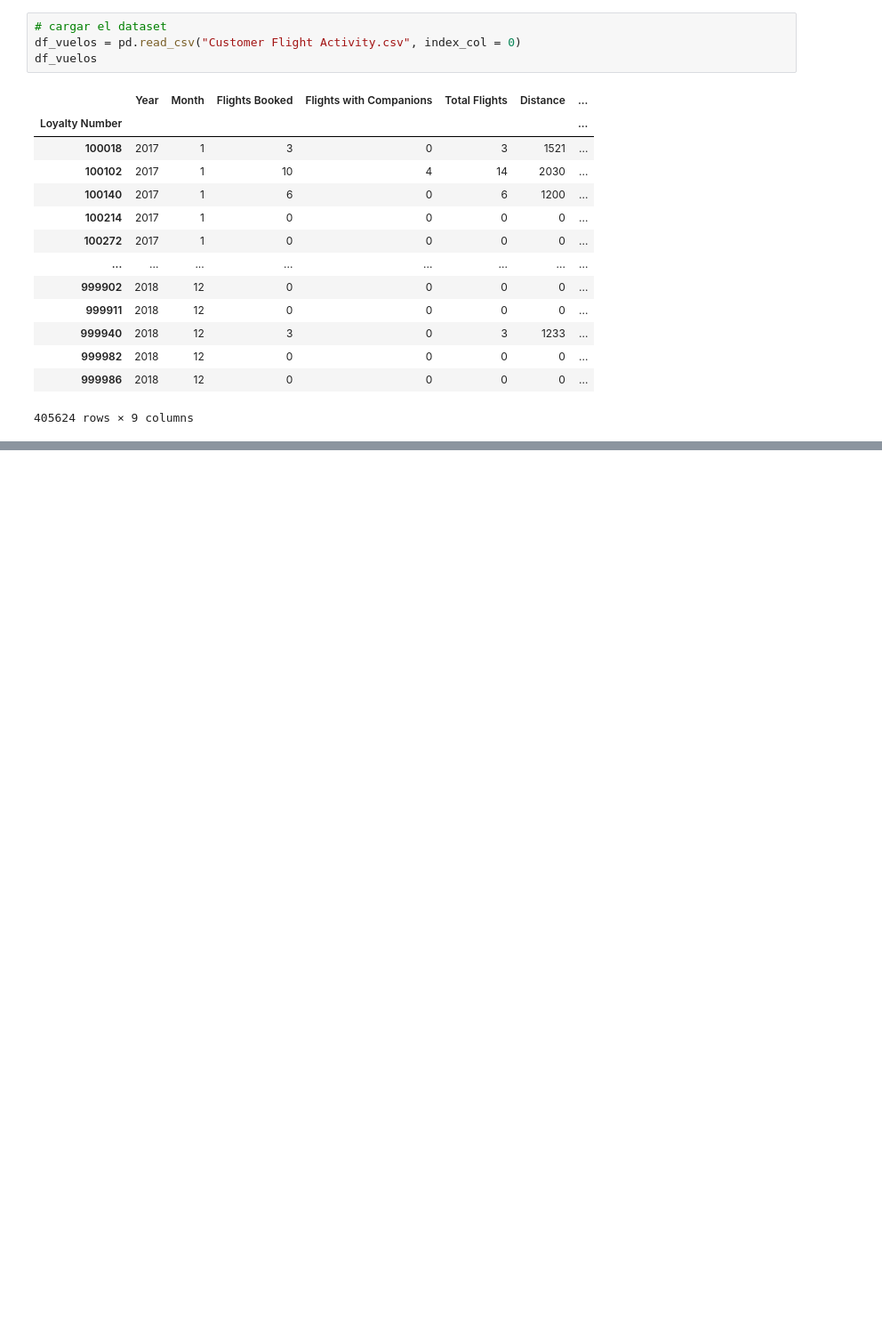
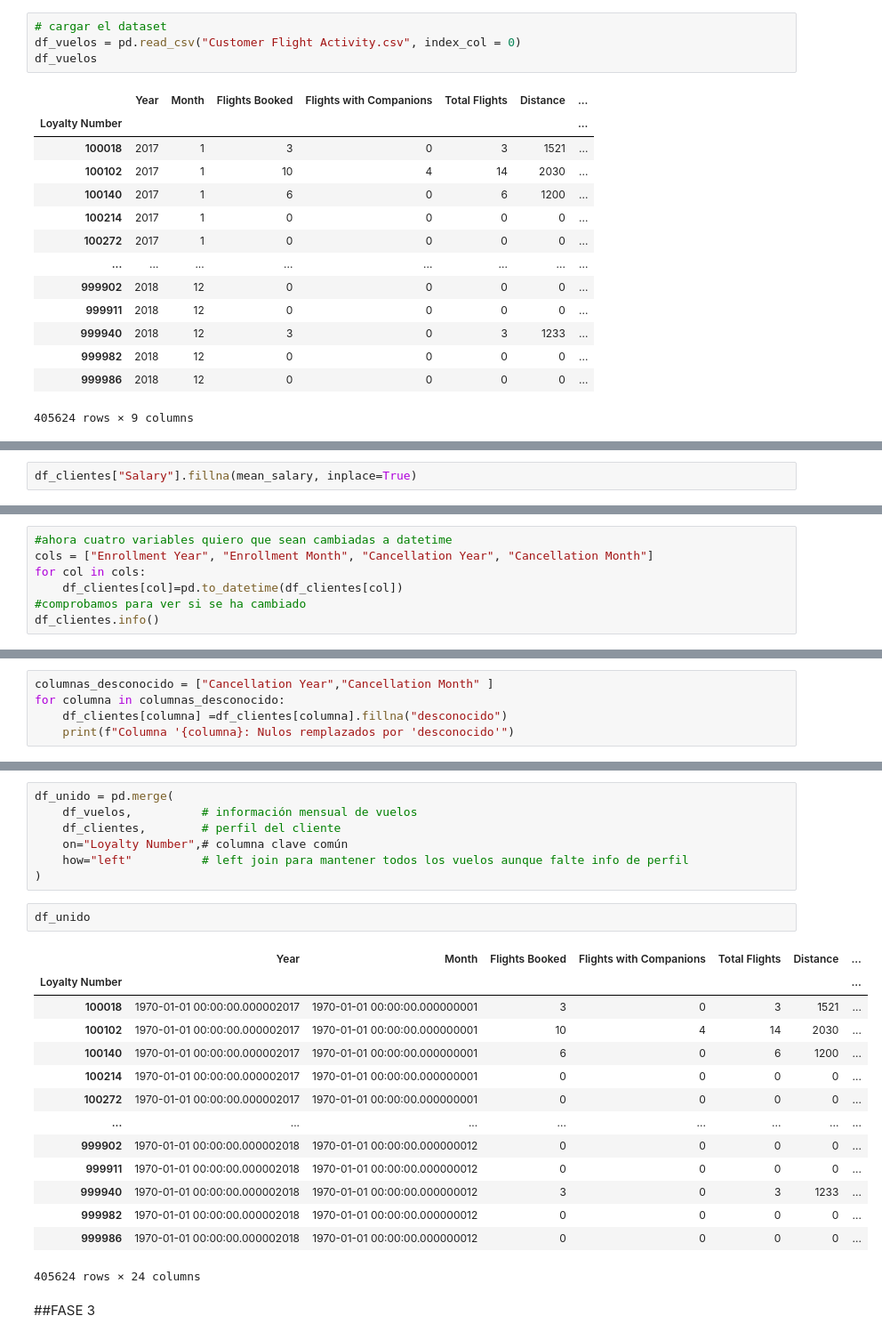
Before and after one commit to Adalab/bda-modulo-3-evaluacion-final-Martitaa, a Jupyter notebook: evaluacion_final.ipynb, the cells around one changed output, grey strips where cells are left out. Shown at 89% size. Saved outputs shown, nothing was run; the diff lists cells and outputs as text; blank space fills up the shorter version.

```diff
--- a/evaluacion_final.ipynb
+++ b/evaluacion_final.ipynb
@@ -29,0 +215,2 @@ df_vuelos.shape
+# %%
+df_clientes["Salary"].fillna(mean_salary, inplace=True)
@@ -29,0 +229,7 @@ df_vuelos.shape
+# %%
+#ahora cuatro variables quiero que sean cambiadas a datetime
+cols = ["Enrollment Year", "Enrollment Month", "Cancellation Year", "Cancellation Month"]
+for col in cols:
+    df_clientes[col]=pd.to_datetime(df_clientes[col])
+#comprobamos para ver si se ha cambiado
+df_clientes.info()
@@ -29,0 +254,5 @@ df_vuelos.shape
+# %%
+columnas_desconocido = ["Cancellation Year","Cancellation Month" ]
+for columna in columnas_desconocido:
+    df_clientes[columna] =df_clientes[columna].fillna("desconocido")
+    print(f"Columna '{columna}: Nulos remplazados por 'desconocido'")
@@ -29,0 +303,26 @@ df_vuelos.shape
+# %%
+df_unido = pd.merge(
+    df_vuelos,          # información mensual de vuelos
+    df_clientes,        # perfil del cliente
+    on="Loyalty Number",# columna clave común
+    how="left"          # left join para mantener todos los vuelos aunque falte info de perfil
+)
+# %%
+df_unido
+# %% [output]
+|  | Year | Month | Flights Booked | Flights with Companions | Total Flights | Distance | ... |
+| Loyalty Number |  |  |  |  |  |  | ... |
+| 100018 | 1970-01-01 00:00:00.000002017 | 1970-01-01 00:00:00.000000001 | 3 | 0 | 3 | 1521 | ... |
+| 100102 | 1970-01-01 00:00:00.000002017 | 1970-01-01 00:00:00.000000001 | 10 | 4 | 14 | 2030 | ... |
+| 100140 | 1970-01-01 00:00:00.000002017 | 1970-01-01 00:00:00.000000001 | 6 | 0 | 6 | 1200 | ... |
+| 100214 | 1970-01-01 00:00:00.000002017 | 1970-01-01 00:00:00.000000001 | 0 | 0 | 0 | 0 | ... |
+| 100272 | 1970-01-01 00:00:00.000002017 | 1970-01-01 00:00:00.000000001 | 0 | 0 | 0 | 0 | ... |
+| ... | ... | ... | ... | ... | ... | ... | ... |
+| 999902 | 1970-01-01 00:00:00.000002018 | 1970-01-01 00:00:00.000000012 | 0 | 0 | 0 | 0 | ... |
+| 999911 | 1970-01-01 00:00:00.000002018 | 1970-01-01 00:00:00.000000012 | 0 | 0 | 0 | 0 | ... |
+| 999940 | 1970-01-01 00:00:00.000002018 | 1970-01-01 00:00:00.000000012 | 3 | 0 | 3 | 1233 | ... |
+| 999982 | 1970-01-01 00:00:00.000002018 | 1970-01-01 00:00:00.000000012 | 0 | 0 | 0 | 0 | ... |
+| 999986 | 1970-01-01 00:00:00.000002018 | 1970-01-01 00:00:00.000000012 | 0 | 0 | 0 | 0 | ... |
+405624 rows × 24 columns
+# %% [markdown]
+##FASE 3
```
Also changed, not shown: parts of 26 cells of this notebook.
